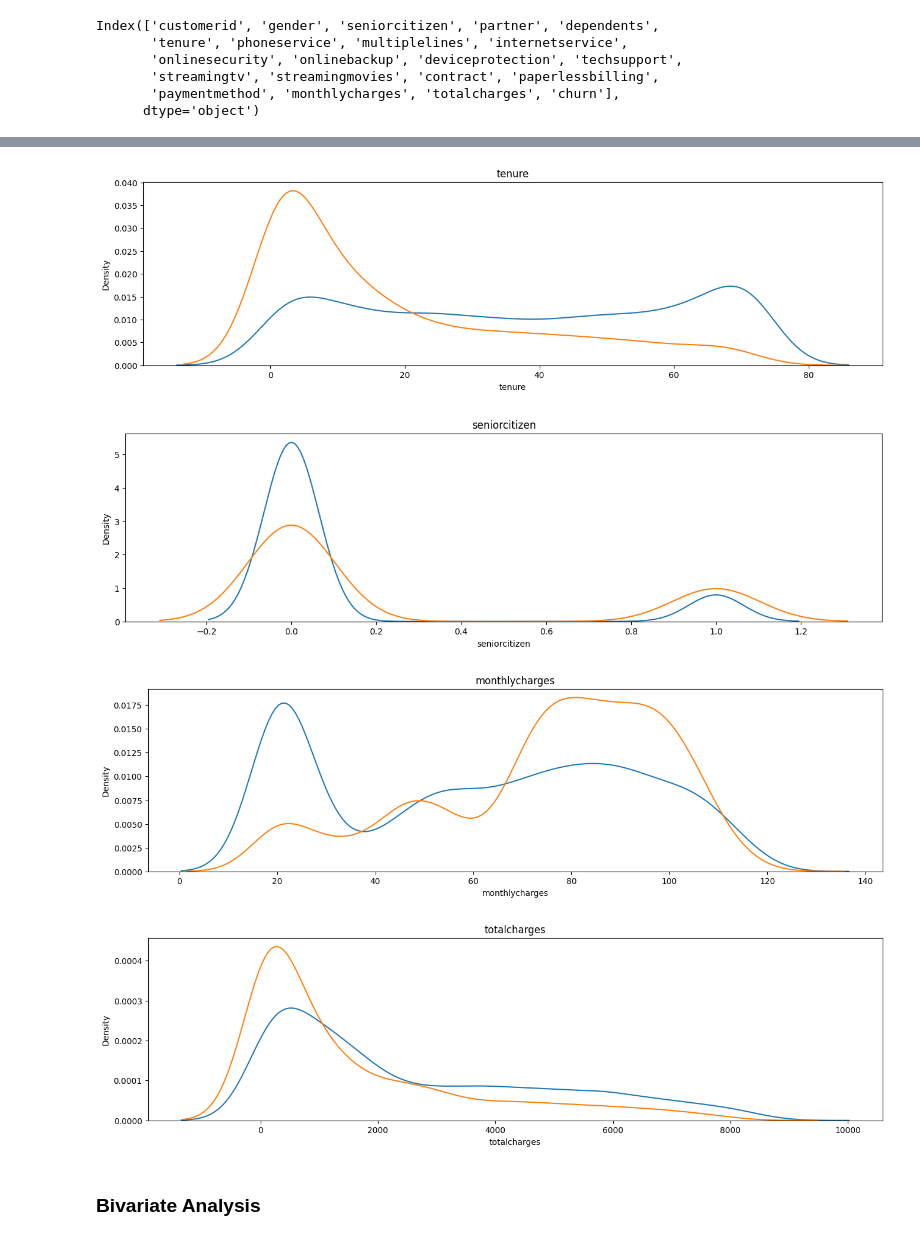
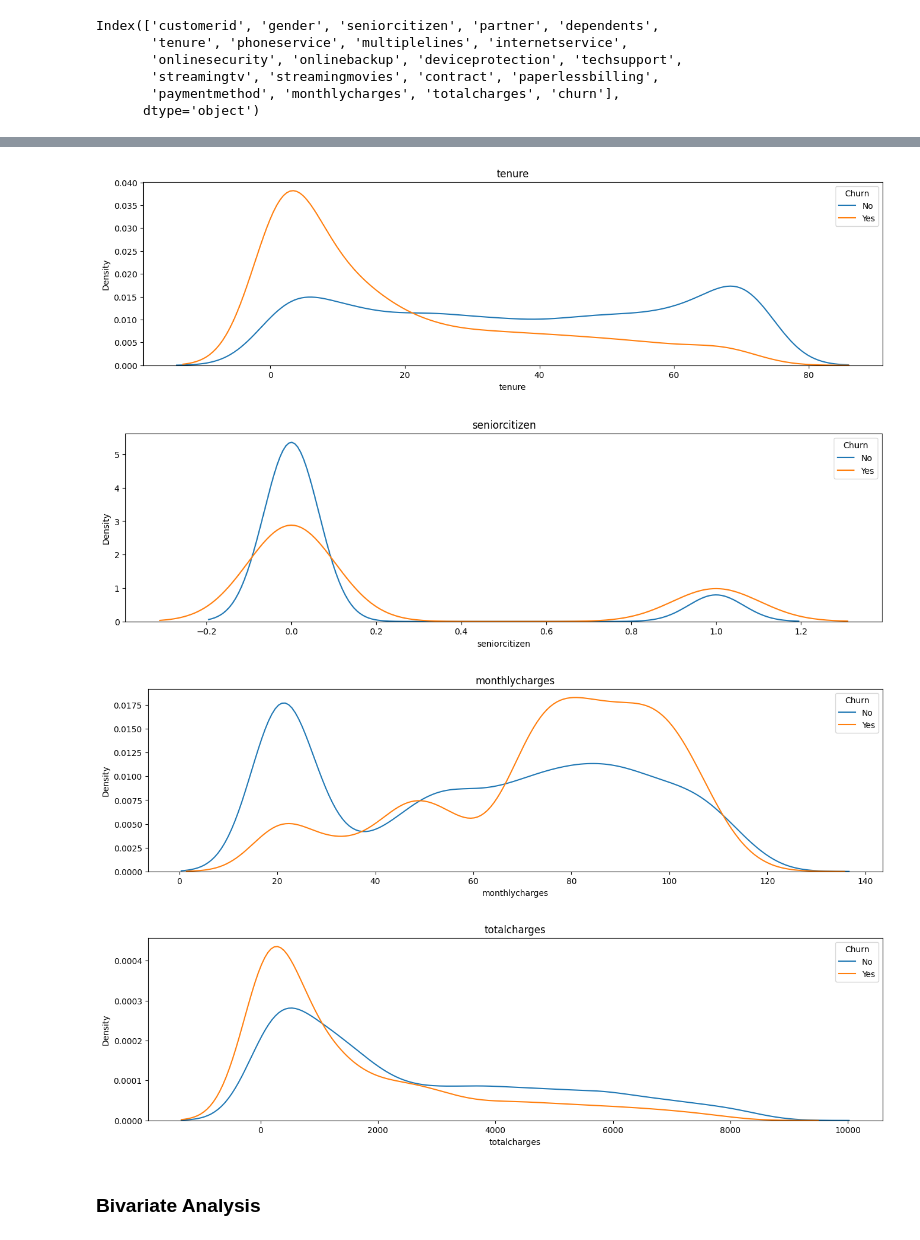
Before and after one commit to MoIdris/Customer-Churn-Prediction, a Jupyter notebook: Notebook/Customer_churn.ipynb, the cells around one changed output, grey strips where cells are left out. Cells and saved outputs as stored; diff of their text form; code cells hidden in the pictures.

```diff
--- a/Notebook/Customer_churn.ipynb
+++ b/Notebook/Customer_churn.ipynb
@@ -414,21 +438,18 @@ axes[2][1].tick_params(labelrotation=90);
 # %%
-import seaborn as sns
-import matplotlib.pyplot as plt
-
-# Assuming df is your DataFrame and "Churn" is your categorical column
-# Replace 'df', 'Churn', 'tenure', 'monthlycharges', 'totalcharges' with your actual DataFrame and column names
+# Using density plot to check correlation of Churn with Numberial variables
 
 for column in ["tenure", "seniorcitizen", "monthlycharges", "totalcharges"]:
     plt.figure(figsize=(16,4))
     for category in Customer_churn["churn"].unique():
         sns.kdeplot(Customer_churn[Customer_churn["churn"]==category][column], label=category)
     plt.title(column)
+    plt.legend(title='Churn')
     plt.show()
 # %% [output]
-[figure, old version]
+[figure, new version]
-[figure, old version]
+[figure, new version]
-[figure, old version]
+[figure, new version]
-[figure, old version]
+[figure, new version]
 # %% [markdown]
 ### Bivariate Analysis
 # %%
```
Also changed, not shown: parts of 16 cells of this notebook.
